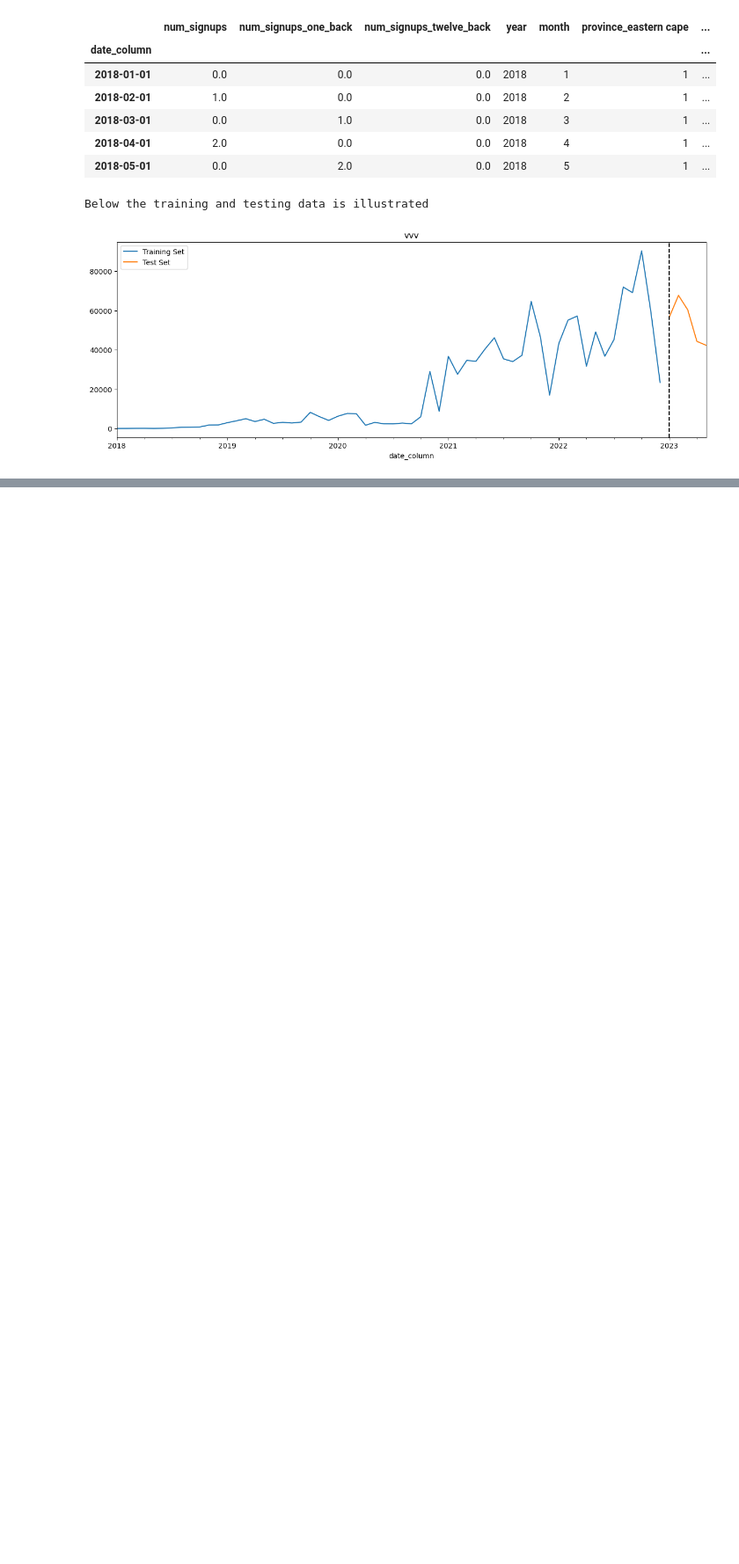
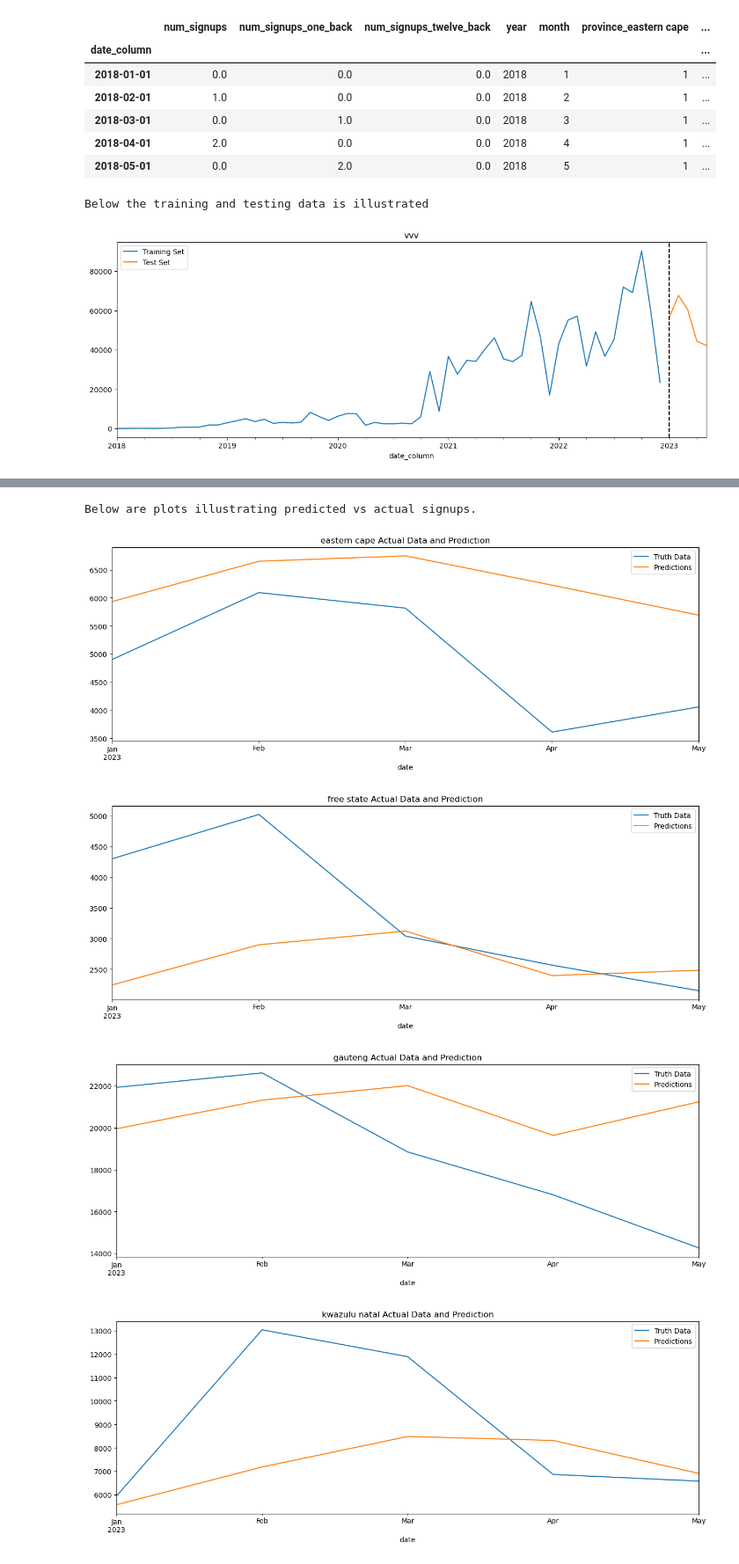
Before and after one commit to Ryan4Reed/job_assessments, a Jupyter notebook: JobJack/prediction_task/rolling_forecast.ipynb, the cells around one changed output, grey strips where cells are left out. Shown at 88% size. Cells and saved outputs as stored; diff of their text form; code cells hidden in the pictures; blank space fills up the shorter version.

```diff
--- a/JobJack/prediction_task/rolling_forecast.ipynb
+++ b/JobJack/prediction_task/rolling_forecast.ipynb
@@ -377,14 +398,0 @@ Below are plots illustrating predicted vs actual signups.
-# %%
-# Assume X_test is your test set and that num_signups is the last column
-X_test = X_test.copy()  # to avoid modifying the original DataFrame
-predictions = []
-
-for i in range(len(X_test)):
-    # Make a prediction for the current row
-    prediction = model.predict(X_test.iloc[i, :].values.reshape(1, -1))[0]
-    predictions.append(prediction)
-
-    # If this isn't the last row, set the num_signups for the next row
-    # to the prediction for the current row
-    if i < len(X_test) - 1:
-        X_test.iloc[i+1, -1] = prediction
@@ -390,0 +474,24 @@ for i in range(len(X_test)):
+# %%
+def fit_lstm_1_layer(
+    X_train_lstm: pd.DataFrame,
+    y_train_lstm: np.array,
+    X_test_lstm: pd.DataFrame,
+    y_test_lstm: np.array) -> Sequential:
+    """
+    Fit a one layer lstm model on the time series data.
+    """
+    # define the LSTM model
+    lstm_model = Sequential()
+    lstm_model.add(LSTM(50, input_shape=(X_train_lstm.shape[1], X_train_lstm.shape[2])))
+    lstm_model.add(Dense(1))
+    lstm_model.compile(loss='mean_squared_error', optimizer='adam')
+
+    lstm_model.fit(X_train_lstm, y_train_lstm, epochs=50, batch_size=1, verbose=2, shuffle=False)
+
+    loss = lstm_model.evaluate(X_test_lstm, y_test_lstm)
+    rmse = rmse = np.sqrt(loss)
+    print("Test Loss (rmse):", rmse)
+
+    return lstm_model
+
+lstm_model = fit_lstm_1_layer(X_train_lstm, y_train_lstm, X_test_lstm, y_test_lstm)
@@ -390,0 +516,4 @@ for i in range(len(X_test)):
+# %%
+#Prepare predictions for plotting
+columns_to_keep = ['num_signups', 'province', 'prediction']
+df_preds = prepare_preds(lstm_model, scaler_y, X_test_lstm, df_test, columns_to_keep)
@@ -390,0 +522,9 @@ for i in range(len(X_test)):
+# %%
+#Plot selected predictions
+plot_predictions(df_preds)
+# %% [output]
+Below are plots illustrating predicted vs actual signups.
+[figure, added]
+[figure, added]
+[figure, added]
+[figure, added]
```
Also changed, not shown: parts of 48 cells of this notebook, 6 other files.
